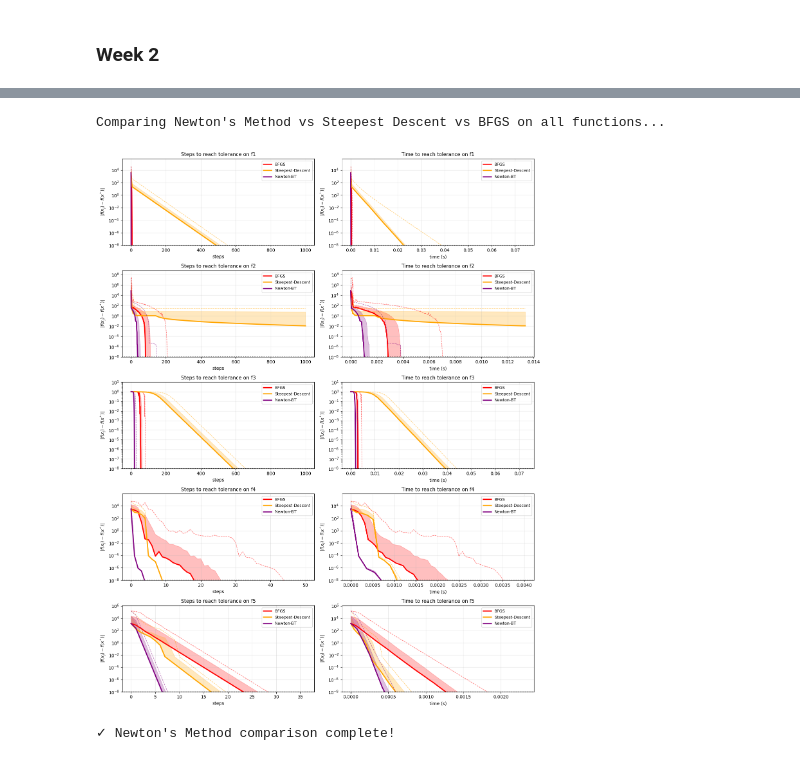
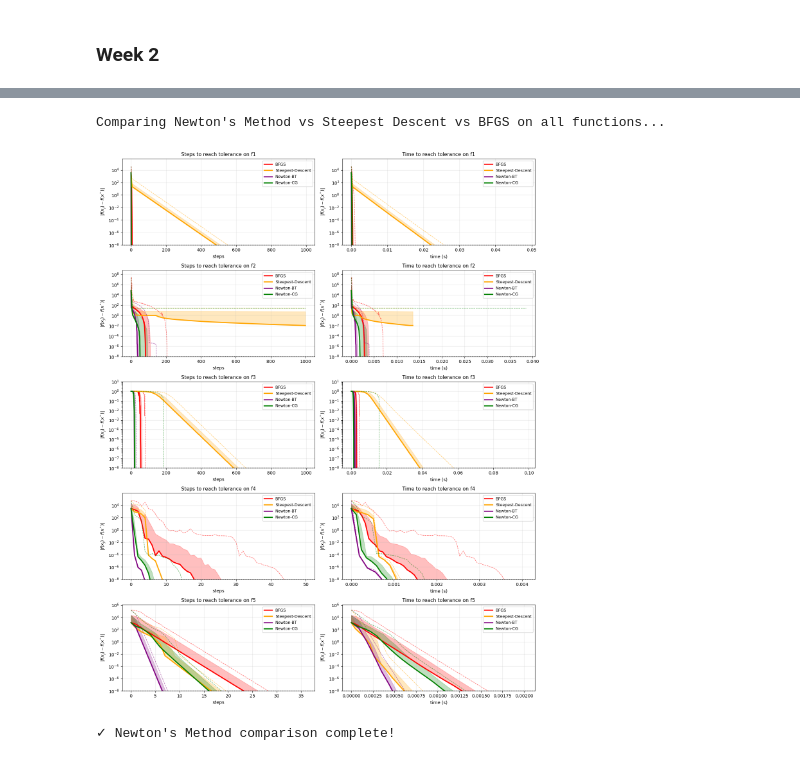
Before and after one commit to rohde01/numerical-optimization, a Jupyter notebook: Handin2/Assignment_Notebook.ipynb, the cells around one changed output, grey strips where cells are left out. Drawn from its saved outputs; the diff is of its cells as text; code cells hidden in the pictures.

Commit message:
Add scipy Newton-CG to the comparison

```diff
--- a/Handin2/Assignment_Notebook.ipynb
+++ b/Handin2/Assignment_Notebook.ipynb
@@ -309,6 +309,7 @@ def steepest_descent_wrapper(f, df, Hf, x0, max_iter, epsilon, rho=0.5, c1=1e-4)
     x_current = x0.copy()
 
     def bt_LS(x, b, p_k):
+        """Backtracking line search"""
         a = b
         while f(x + a*p_k) > f(x) + c1*a*df(x).T@p_k:
             a = rho*a
@@ -499,10 +500,11 @@ print("Comparing Newton's Method vs Steepest Descent vs BFGS on all functions...
 optimizers_newton = [
     ("BFGS", scipy_bfgs),
     ("Steepest-Descent", steepest_descent_wrapper),
-    ("Newton-BT", newton_backtracking_eigenvalue)
+    ("Newton-BT", newton_backtracking_eigenvalue),
+    ("Newton-CG", scipy_newton)
 ]
 
-# Run the testing protocol with all three optimizers
+# Run the testing protocol with all four optimizers
 results_newton = run_testing_protocol(function_suite_all, optimizers_newton,
                                       n_initial_points=50, max_iter=1000, epsilon=1e-8)
 
@@ -510,14 +512,14 @@ results_newton = run_testing_protocol(function_suite_all, optimizers_newton,
 n_funcs = len(function_suite_all)
 fig, axes = plt.subplots(n_funcs, 2, figsize=(14, 3.5*n_funcs))
 
-colors = {'BFGS': 'red', 'Steepest-Descent': 'orange', 'Newton-BT': 'purple'}
+colors = {'BFGS': 'red', 'Steepest-Descent': 'orange', 'Newton-BT': 'purple', 'Newton-CG': 'green'}
 epsilon = 1e-8
 
 for idx, (func_name, _, _, _, _) in enumerate(function_suite_all):
     ax_steps = axes[idx, 0]
     ax_time = axes[idx, 1]
 
-    for opt_name in ['BFGS', 'Steepest-Descent', 'Newton-BT']:
+    for opt_name in ['BFGS', 'Steepest-Descent', 'Newton-BT', 'Newton-CG']:
         run_results = results_newton[func_name][opt_name]
         if not run_results:
             continue
@@ -545,32 +547,32 @@ for idx, (func_name, _, _, _, _) in enumerate(function_suite_all):
         ax_time.semilogy(stats['time'], stats['p99_time'],
                         color=color, linewidth=1, linestyle='--', alpha=0.6)
 
     # Add epsilon line
     ax_steps.axhline(y=epsilon, color='black', linestyle=':', linewidth=1.5)
     ax_time.axhline(y=epsilon, color='black', linestyle=':', linewidth=1.5)
 
     # Set limits
     ax_steps.set_ylim(bottom=epsilon)
     ax_time.set_ylim(bottom=epsilon)
 
     # Format plots
     ax_steps.set_xlabel('steps', fontsize=10)
     ax_steps.set_ylabel(r'$|f(x_j) - f(x^*)|$', fontsize=10)
     ax_steps.set_title(f'Steps to reach tolerance on {func_name}', fontsize=11)
     ax_steps.grid(True, alpha=0.3)
     ax_steps.legend(loc='best', fontsize=9)
 
     ax_time.set_xlabel('time (s)', fontsize=10)
     ax_time.set_ylabel(r'$|f(x_j) - f(x^*)|$', fontsize=10)
     ax_time.set_title(f'Time to reach tolerance on {func_name}', fontsize=11)
     ax_time.grid(True, alpha=0.3)
     ax_time.legend(loc='best', fontsize=9)
 
 plt.tight_layout()
 plt.show()
 
 print("\n✓ Newton's Method comparison complete!")
 # %% [output]
 Comparing Newton's Method vs Steepest Descent vs BFGS on all functions...
-[figure, old version]
+[figure, new version]
 ✓ Newton's Method comparison complete!
```
Also changed, not shown: parts of 2 cells of this notebook.
